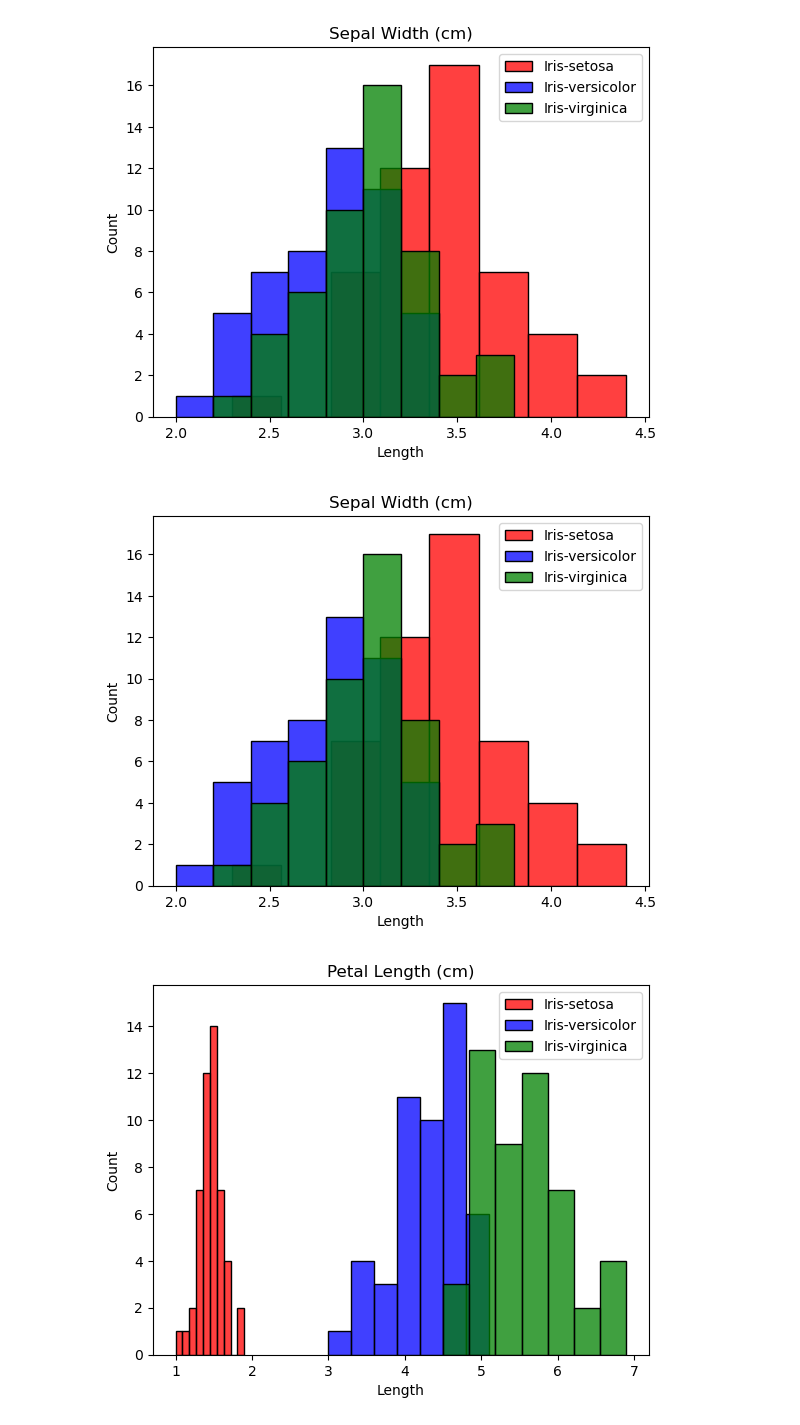
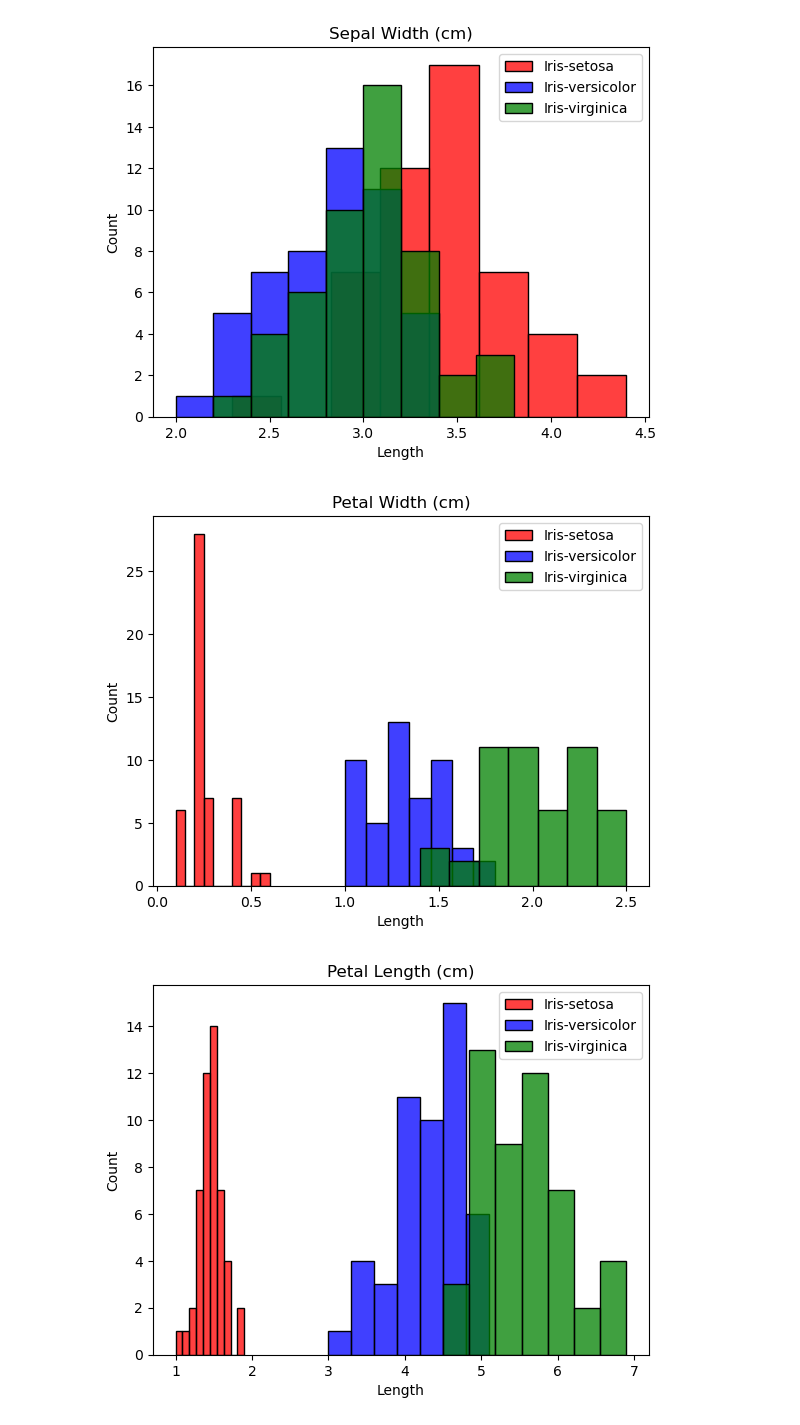
Before and after one commit to frankquinn89/Fundamentals_of_Data_Analysis, a Jupyter notebook: project.ipynb, the cells around one changed output. Cells and saved outputs as stored; diff of their text form; code cells hidden in the pictures.

```diff
--- a/project.ipynb
+++ b/project.ipynb
@@ -143,9 +143,9 @@ create_histogram("Sepal Width (cm)")
 # %% [output]
 [figure]
 # %%
-create_histogram("Sepal Width (cm)")
+create_histogram("Petal Width (cm)")
 # %% [output]
-[figure, old version]
+[figure, new version]
 # %%
 create_histogram("Petal Length (cm)")
 # %% [output]
```
Also changed, not shown: parts of 1 cell of this notebook.
